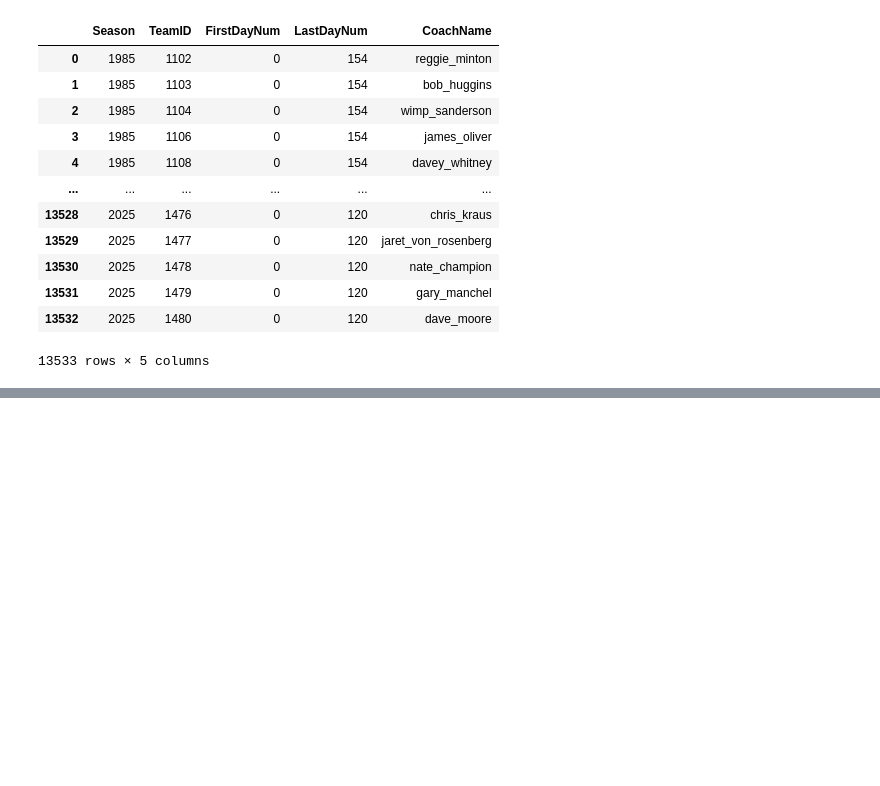
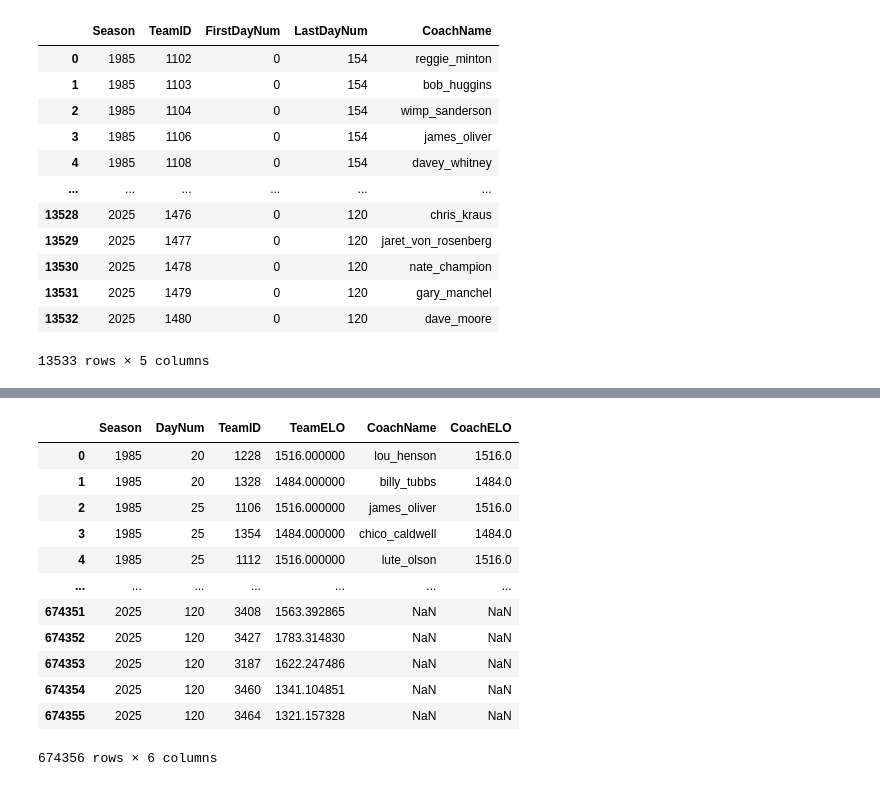
Before and after one commit to fantasy2fry/march-ml-madness-2025, a Jupyter notebook: src/fantasy2fry/elo_coach_team.ipynb, the cells around one changed output, grey strips where cells are left out. Saved outputs shown, nothing was run; the diff lists cells and outputs as text; code cells hidden in the pictures; blank space fills up the shorter version.

```diff
--- a/src/fantasy2fry/elo_coach_team.ipynb
+++ b/src/fantasy2fry/elo_coach_team.ipynb
@@ -170,0 +284,18 @@ coaches
+# %%
+#take together elo for coaches and teams
+elo_df = elo_df.merge(elo_coach_df, how='left', left_on=['Season', 'DayNum', 'TeamID'], right_on=['Season', 'DayNum', 'TeamID'])
+elo_df
+# %% [output]
+|  | Season | DayNum | TeamID | TeamELO | CoachName | CoachELO |
+| 0 | 1985 | 20 | 1228 | 1516.000000 | lou_henson | 1516.0 |
+| 1 | 1985 | 20 | 1328 | 1484.000000 | billy_tubbs | 1484.0 |
+| 2 | 1985 | 25 | 1106 | 1516.000000 | james_oliver | 1516.0 |
+| 3 | 1985 | 25 | 1354 | 1484.000000 | chico_caldwell | 1484.0 |
+| 4 | 1985 | 25 | 1112 | 1516.000000 | lute_olson | 1516.0 |
+| ... | ... | ... | ... | ... | ... | ... |
+| 674351 | 2025 | 120 | 3408 | 1563.392865 | NaN | NaN |
+| 674352 | 2025 | 120 | 3427 | 1783.314830 | NaN | NaN |
+| 674353 | 2025 | 120 | 3187 | 1622.247486 | NaN | NaN |
+| 674354 | 2025 | 120 | 3460 | 1341.104851 | NaN | NaN |
+| 674355 | 2025 | 120 | 3464 | 1321.157328 | NaN | NaN |
+674356 rows × 6 columns
```
Also changed, not shown: parts of 10 cells of this notebook, 1 other file.
